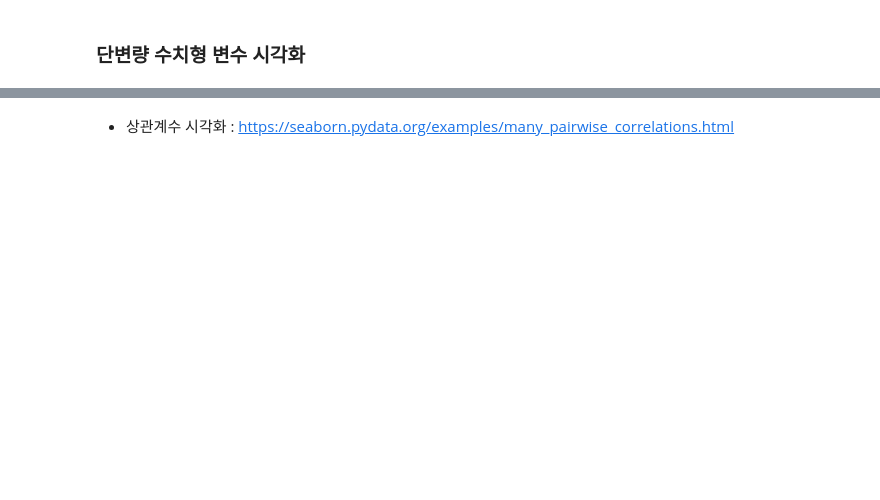
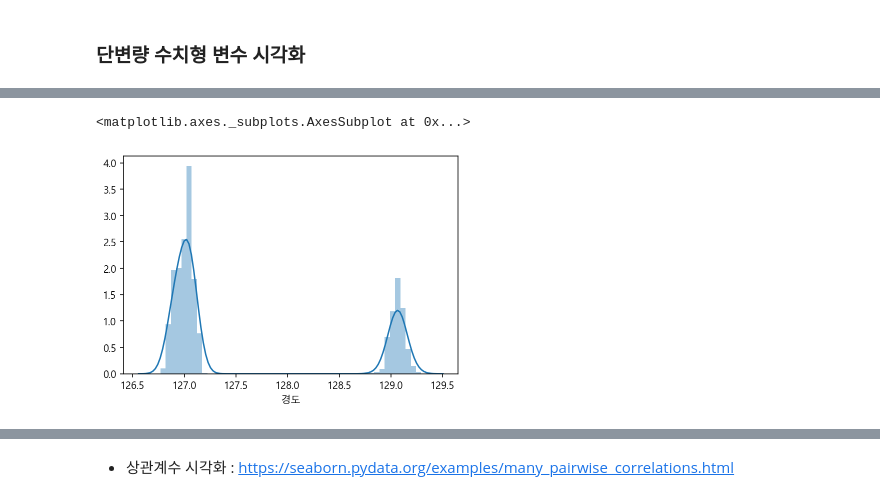
Before and after one commit to LEEJUNB/20210326_DataAnalysis, a Jupyter notebook: PublicData_Analysis/Downtown/02-store-eda-input.ipynb, the cells around one changed output, grey strips where cells are left out. Saved outputs shown, nothing was run; the diff lists cells and outputs as text; code cells hidden in the pictures; blank space fills up the shorter version.

```diff
--- a/PublicData_Analysis/Downtown/02-store-eda-input.ipynb
+++ b/PublicData_Analysis/Downtown/02-store-eda-input.ipynb
@@ -738,2 +780,6 @@ df.iloc[-5:,-5:]
 # %%
-# 위도의 distplot 을 그립니다.
+# 경도의 distplot 을 그립니다.
+sns.distplot(df["경도"])
+# %% [output]
+<matplotlib.axes._subplots.AxesSubplot at 0x...>
+[figure, added]
```
Also changed, not shown: parts of 59 cells of this notebook.
